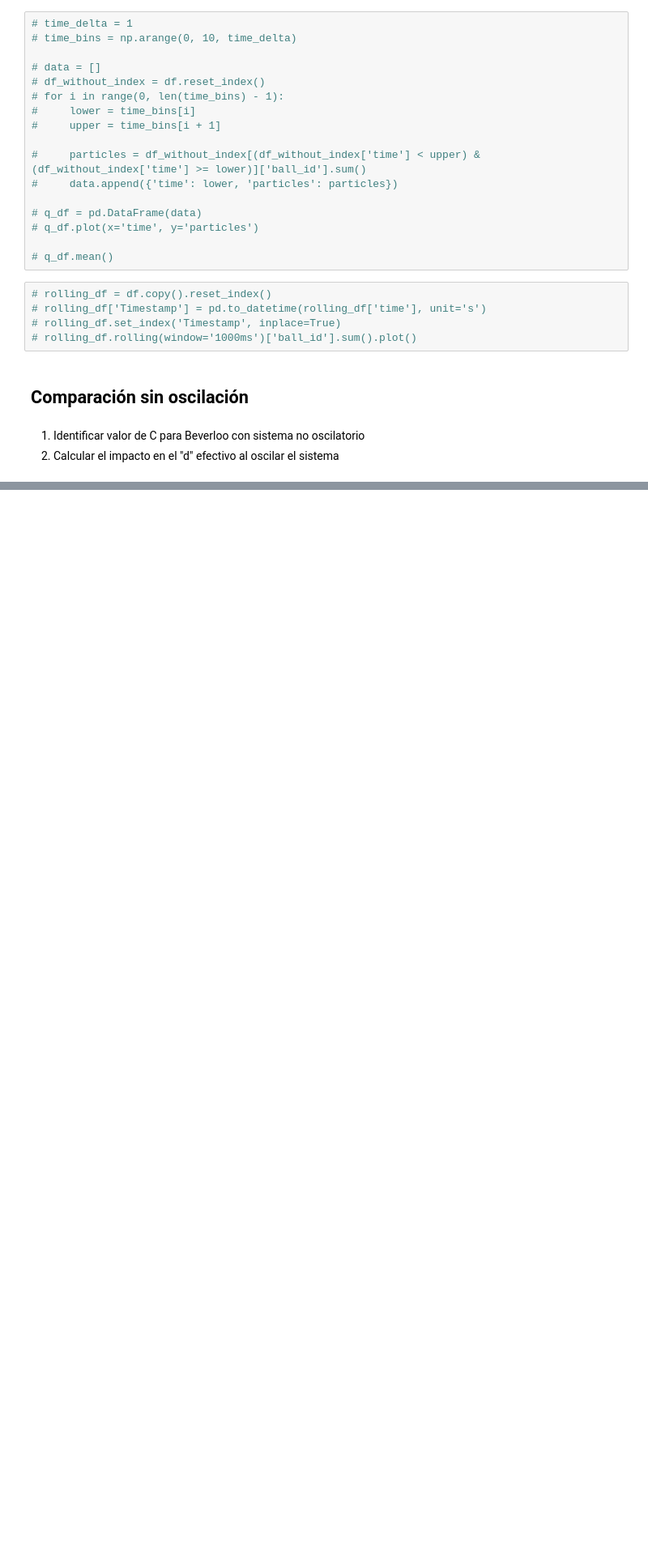
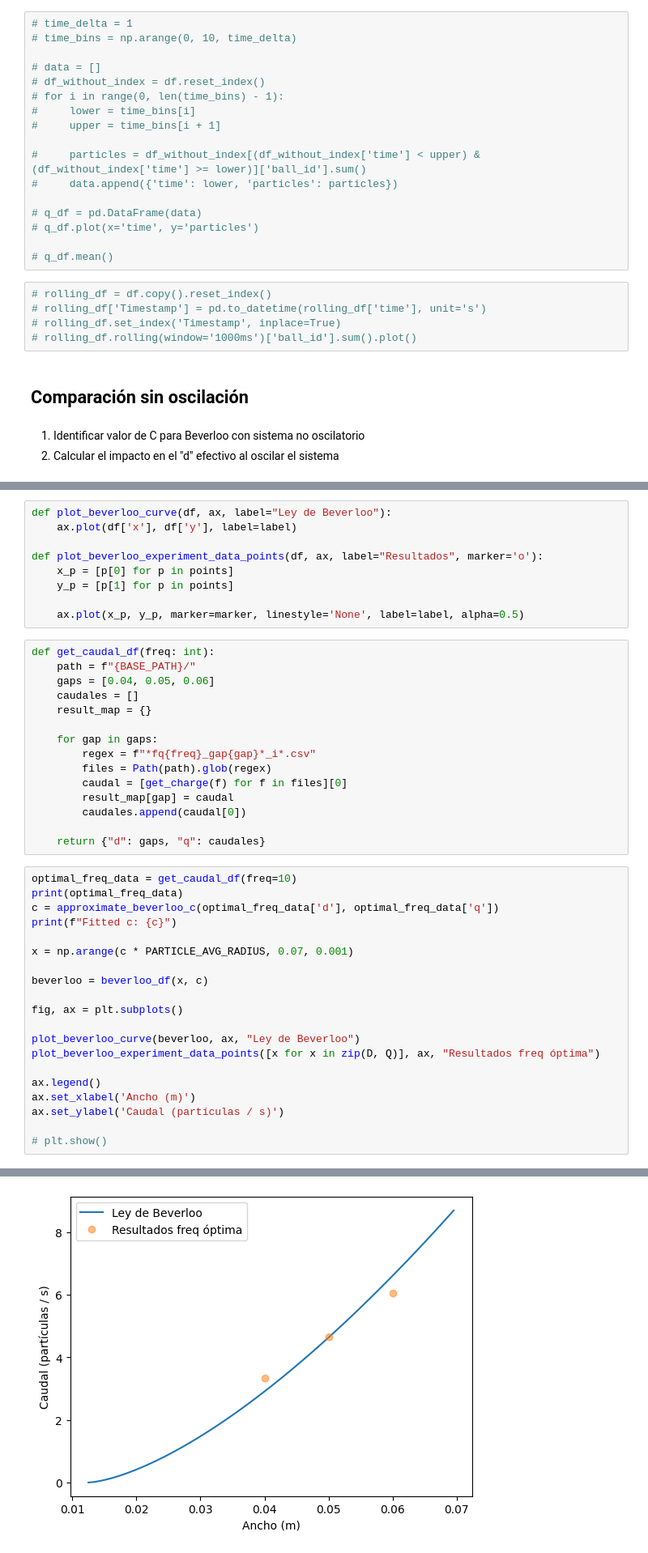
Before and after one commit to shadad00/Simulacion-de-sistemas, a Jupyter notebook: notebooks/TP5.ipynb, the cells around one changed output, grey strips where cells are left out. Shown at 81% size. Saved outputs shown, nothing was run; the diff lists cells and outputs as text; blank space fills up the shorter version.

```diff
--- a/notebooks/TP5.ipynb
+++ b/notebooks/TP5.ipynb
@@ -234,0 +292,45 @@ plot_beverloo(points,b_opt)
+# %%
+def plot_beverloo_curve(df, ax, label="Ley de Beverloo"):
+    ax.plot(df['x'], df['y'], label=label)
+
+def plot_beverloo_experiment_data_points(df, ax, label="Resultados", marker='o'):
+    x_p = [p[0] for p in points]
+    y_p = [p[1] for p in points]
+
+    ax.plot(x_p, y_p, marker=marker, linestyle='None', label=label, alpha=0.5)
+# %%
+def get_caudal_df(freq: int):
+    path = f"{BASE_PATH}/"
+    gaps = [0.04, 0.05, 0.06]
+    caudales = []
+    result_map = {}
+
+    for gap in gaps:
+        regex = f"*fq{freq}_gap{gap}*_i*.csv"
+        files = Path(path).glob(regex)
+        caudal = [get_charge(f) for f in files][0]
+        result_map[gap] = caudal
+        caudales.append(caudal[0])
+
+    return {"d": gaps, "q": caudales}
+# %%
+optimal_freq_data = get_caudal_df(freq=10)
+print(optimal_freq_data)
+c = approximate_beverloo_c(optimal_freq_data['d'], optimal_freq_data['q'])
+print(f"Fitted c: {c}")
+
+x = np.arange(c * PARTICLE_AVG_RADIUS, 0.07, 0.001)
+
+beverloo = beverloo_df(x, c)
+
+fig, ax = plt.subplots()
+
+plot_beverloo_curve(beverloo, ax, "Ley de Beverloo")
+plot_beverloo_experiment_data_points([x for x in zip(D, Q)], ax, "Resultados freq óptima")
+
+ax.legend()
+ax.set_xlabel('Ancho (m)')
+ax.set_ylabel('Caudal (partículas / s)')
+
+# plt.show()
+# %% [output]
@@ -234,0 +340 @@ plot_beverloo(points,b_opt)
+[figure, added]
```
Also changed, not shown: parts of 16 cells of this notebook, 4 other files.
